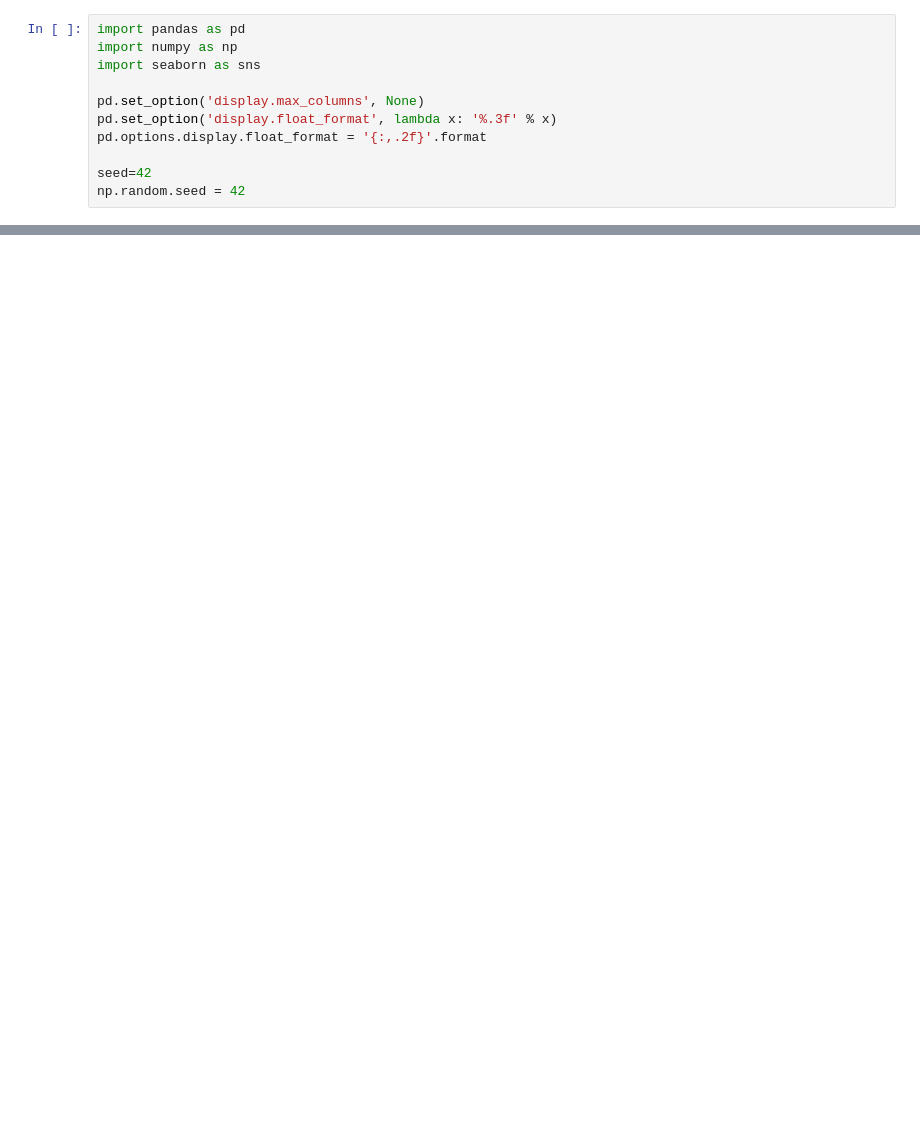
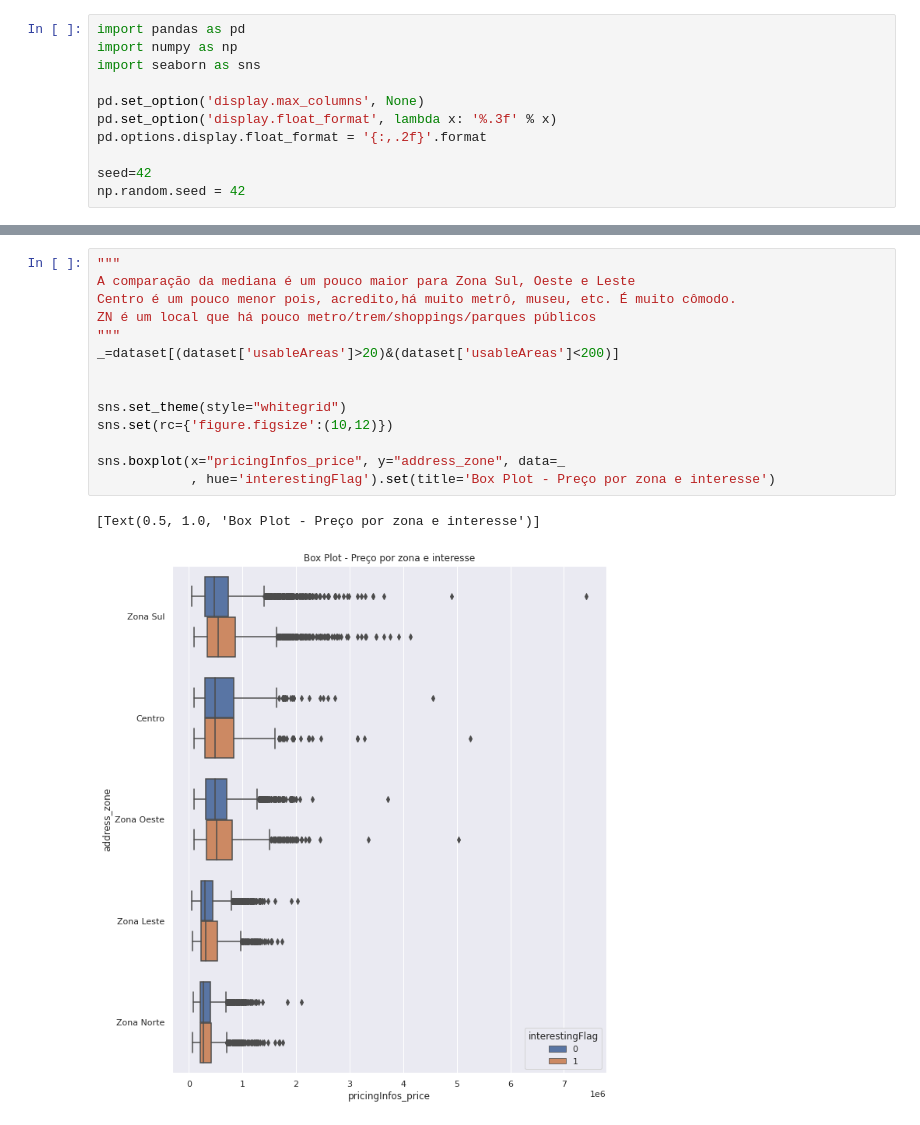
Before and after one commit to WillyHHsu/imoveis, a Jupyter notebook: exploring.ipynb, the cells around one changed output, grey strips where cells are left out. Saved outputs shown, nothing was run; the diff lists cells and outputs as text; blank space fills up the shorter version.

```diff
--- a/exploring.ipynb
+++ b/exploring.ipynb
@@ -52,0 +61,17 @@ sns.pairplot(datasetFilter, hue="interestingFlag")
+# %%
+"""
+A comparação da mediana é um pouco maior para Zona Sul, Oeste e Leste
+Centro é um pouco menor pois, acredito,há muito metrô, museu, etc. É muito cômodo.
+ZN é um local que há pouco metro/trem/shoppings/parques públicos
+"""
+_=dataset[(dataset['usableAreas']>20)&(dataset['usableAreas']<200)]
+
+
+sns.set_theme(style="whitegrid")
+sns.set(rc={'figure.figsize':(10,12)})
+
+sns.boxplot(x="pricingInfos_price", y="address_zone", data=_
+            , hue='interestingFlag').set(title='Box Plot - Preço por zona e interesse')
+# %% [output]
+[Text(0.5, 1.0, 'Box Plot - Preço por zona e interesse')]
+[figure, added]
```
Also changed, not shown: parts of 11 cells of this notebook, 3 other files.
